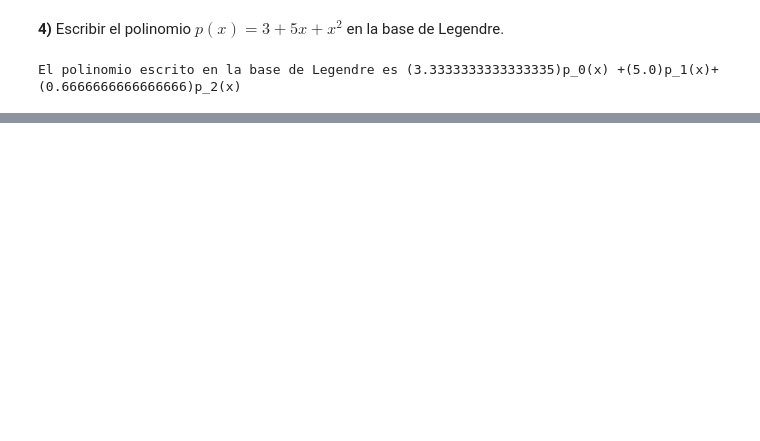
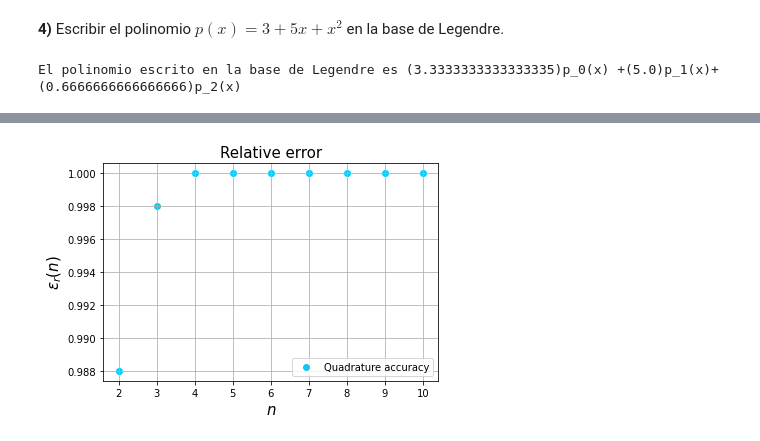
Before and after one commit to ccuellarn/Trabajos-propios, a Jupyter notebook: Clases magistrales/Metodos_taller2.ipynb, the cells around one changed output, grey strips where cells are left out. Cells and saved outputs as stored; diff of their text form; code cells hidden in the pictures; blank space fills up the shorter version.

```diff
--- a/Clases magistrales/Metodos_taller2.ipynb
+++ b/Clases magistrales/Metodos_taller2.ipynb
@@ -39,0 +212,11 @@ El polinomio escrito en la base de Legendre es (3.3333333333333335)p_0(x) +(5.0)
+# %%
+# En esta parte se definirá la función del error relativo:
+def Laguerre_error(n):
+  Integral_value = ((np.pi)**4 ) / 15
+  return LaguerreIntegral(n)/ Integral_value
+
+error_relative = np.array([])
+for k in range(2,11):
+    error = round(Laguerre_error(k),3)
+    error_relative = np.append(error_relative,error)
+    print("El error relatiivo para el polinomio de grado {} es de {}".format(k,error))
@@ -39,0 +233,10 @@ El polinomio escrito en la base de Legendre es (3.3333333333333335)p_0(x) +(5.0)
+# %%
+n_values = [2,3,4,5,6,7,8,9,10]
+plt.title('Relative error', fontsize = 15)
+plt.xlabel(r'$n$',fontsize = 15)
+plt.ylabel(r'$\varepsilon_{r}(n)$',fontsize = 15)
+plt.scatter(n_values,error_relative, color = '#0CC8F2',marker = 'o',label='Quadrature accuracy')
+plt.legend()
+plt.grid()
+# %% [output]
+[figure, added]
```
Also changed, not shown: parts of 18 cells of this notebook, 3 other files.
